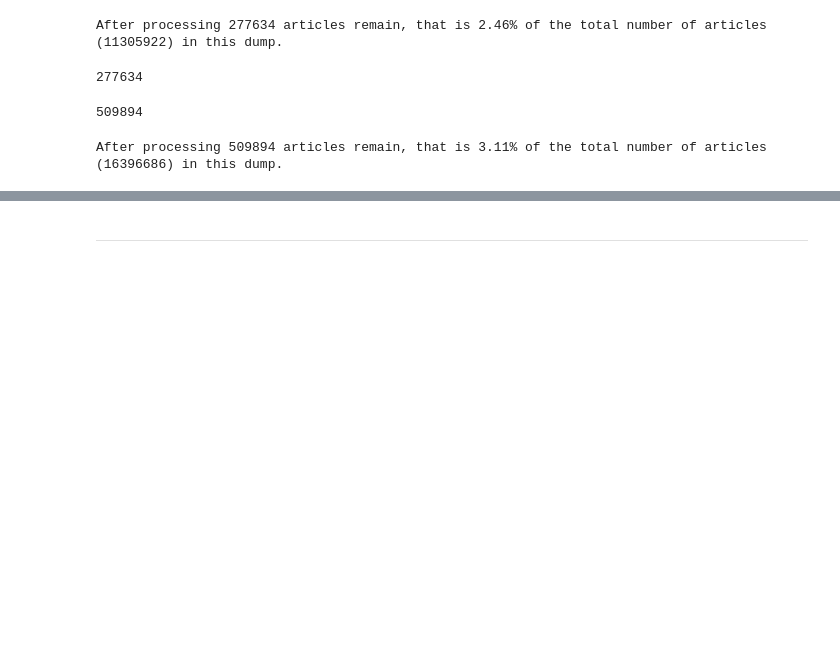
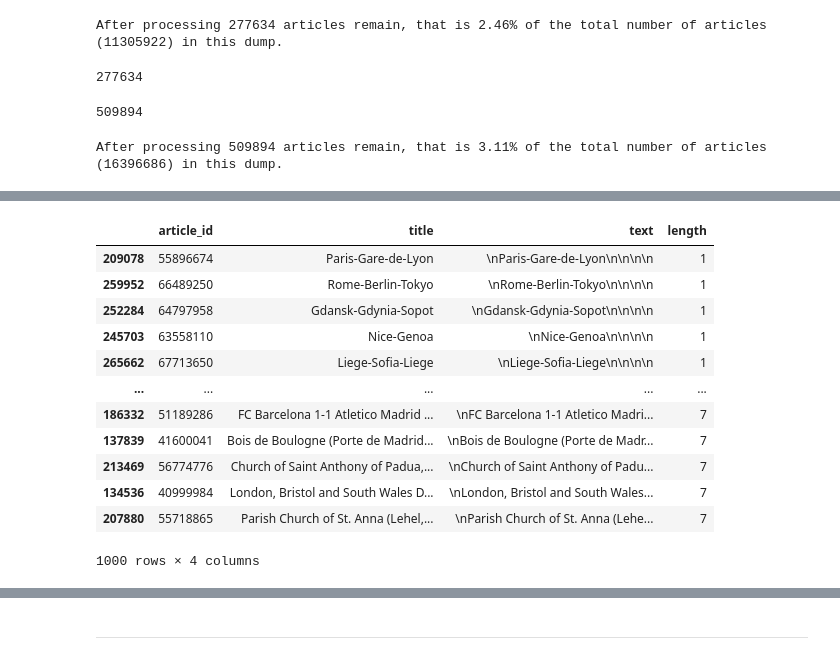
Before and after one commit to seriousdeejay/citynet, a Jupyter notebook: src/analyses/selecting_relevant_articles.ipynb, the cells around one changed output, grey strips where cells are left out. Drawn from its saved outputs; the diff is of its cells as text; code cells hidden in the pictures; blank space fills up the shorter version.

```diff
--- a/src/analyses/selecting_relevant_articles.ipynb
+++ b/src/analyses/selecting_relevant_articles.ipynb
@@ -332,0 +381,16 @@ After processing 509894 articles remain, that is 3.11% of the total number of ar
+# %%
+df.sort_values('length', ascending=True).head(1000)
+# %% [output]
+|  | article_id | title | text | length |
+| 209078 | 55896674 | Paris-Gare-de-Lyon | \nParis-Gare-de-Lyon\n\n\n\n | 1 |
+| 259952 | 66489250 | Rome-Berlin-Tokyo | \nRome-Berlin-Tokyo\n\n\n\n | 1 |
+| 252284 | 64797958 | Gdansk-Gdynia-Sopot | \nGdansk-Gdynia-Sopot\n\n\n\n | 1 |
+| 245703 | 63558110 | Nice-Genoa | \nNice-Genoa\n\n\n\n | 1 |
+| 265662 | 67713650 | Liege-Sofia-Liege | \nLiege-Sofia-Liege\n\n\n\n | 1 |
+| ... | ... | ... | ... | ... |
+| 186332 | 51189286 | FC Barcelona 1-1 Atletico Madrid ... | \nFC Barcelona 1-1 Atletico Madri... | 7 |
+| 137839 | 41600041 | Bois de Boulogne (Porte de Madrid... | \nBois de Boulogne (Porte de Madr... | 7 |
+| 213469 | 56774776 | Church of Saint Anthony of Padua,... | \nChurch of Saint Anthony of Padu... | 7 |
+| 134536 | 40999984 | London, Bristol and South Wales D... | \nLondon, Bristol and South Wales... | 7 |
+| 207880 | 55718865 | Parish Church of St. Anna (Lehel,... | \nParish Church of St. Anna (Lehe... | 7 |
+1000 rows × 4 columns
```
Also changed, not shown: parts of 27 cells of this notebook.
